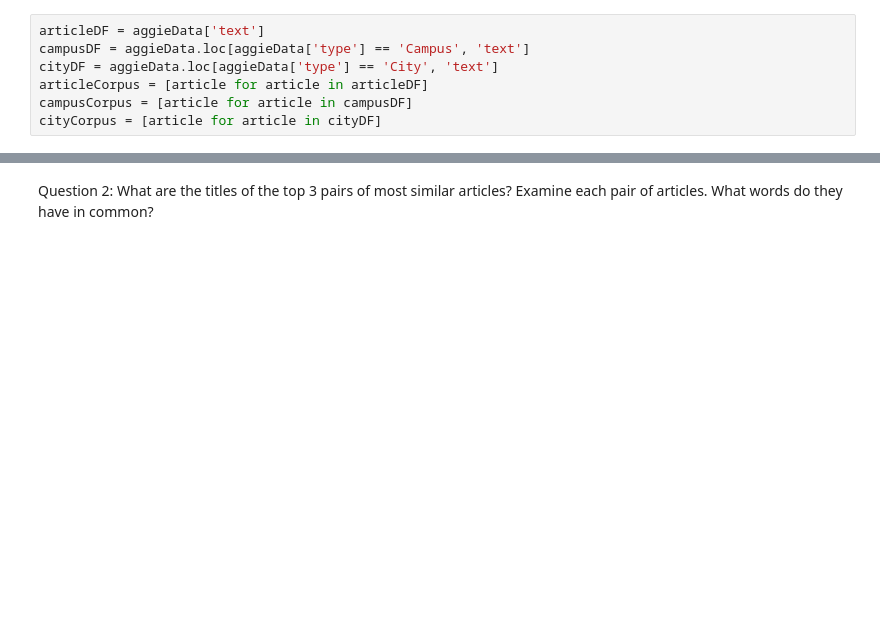
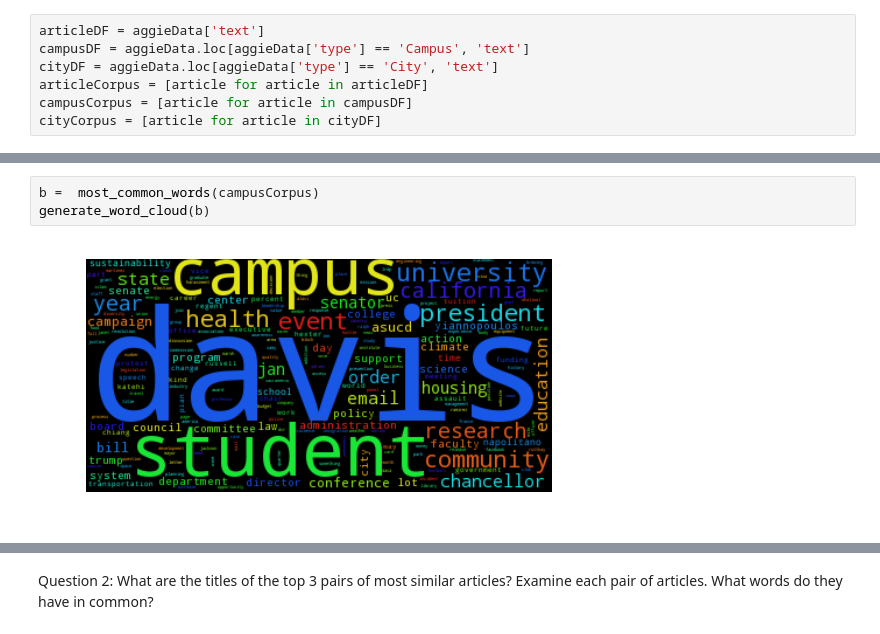
Before and after one commit to jiahtan/STA141B, a Jupyter notebook: HW5/assignment5.ipynb, the cells around one changed output, grey strips where cells are left out. Drawn from its saved outputs; the diff is of its cells as text; blank space fills up the shorter version.

```diff
--- a/HW5/assignment5.ipynb
+++ b/HW5/assignment5.ipynb
@@ -263,0 +246,5 @@ cityCorpus = [article for article in cityDF]
+# %%
+b =  most_common_words(campusCorpus)
+generate_word_cloud(b)
+# %% [output]
+[figure, added]
```
Also changed, not shown: parts of 33 cells of this notebook, 2 other files.
